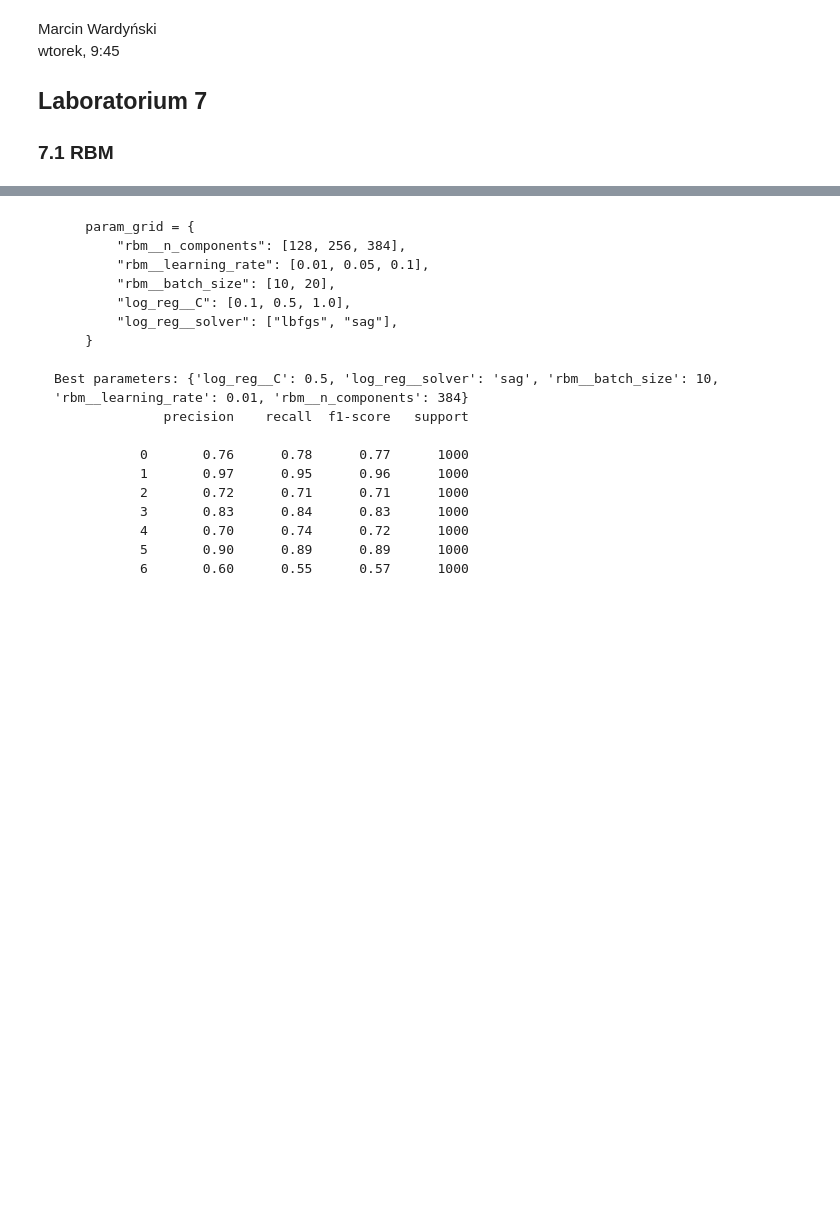
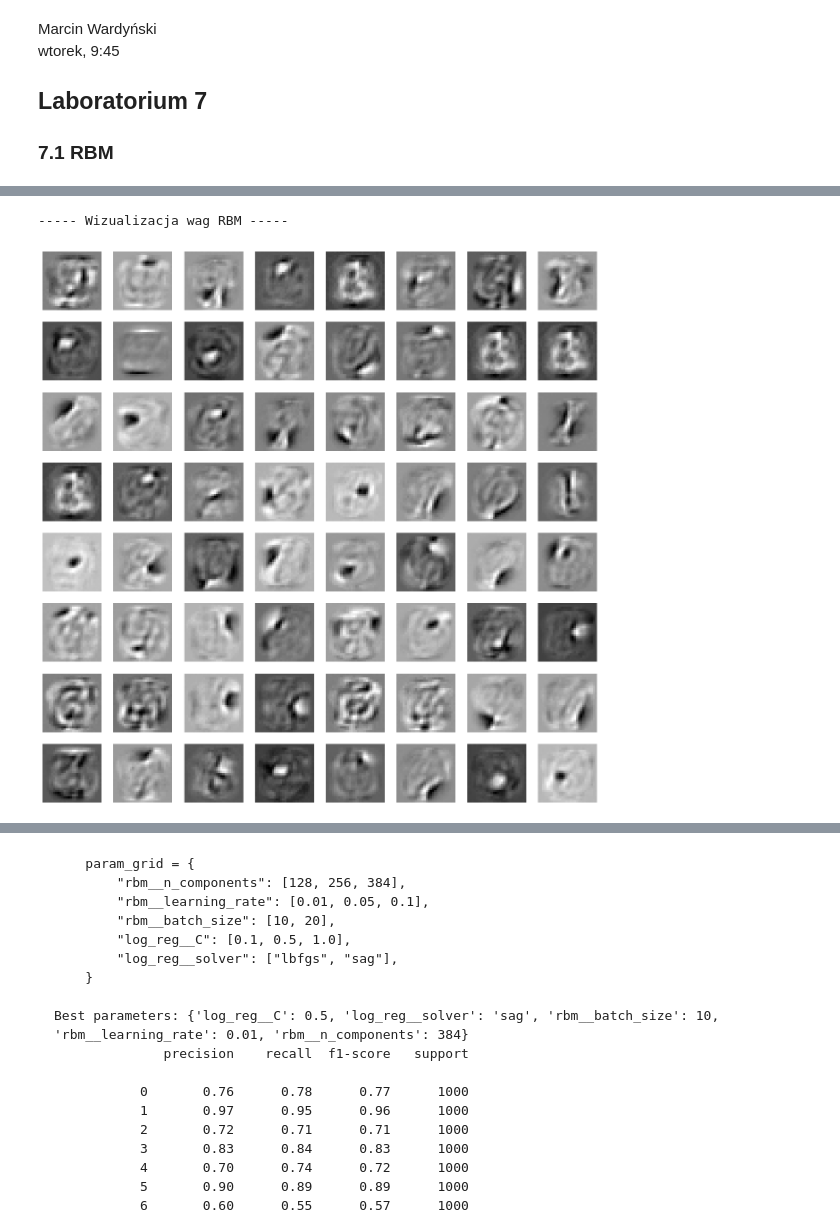
Before and after one commit to mwardynski/machine-learning, a Jupyter notebook: lab7/lab7_1.ipynb, the cells around one changed output, grey strips where cells are left out. Cells and saved outputs as stored; diff of their text form; code cells hidden in the pictures; blank space fills up the shorter version.

```diff
--- a/lab7/lab7_1.ipynb
+++ b/lab7/lab7_1.ipynb
@@ -121,19 +86,17 @@ weighted avg       0.95      0.95      0.95     10000
 # %%
 import numpy as np
 import matplotlib.pyplot as plt
-from sklearn.datasets import fetch_openml
 
-# Get the learned weights (hidden features)
-weights = rbm.components_
+def viz_weights(rbm, X_train, y_train):
+    rbm.fit(X_train, y_train)
 
-# Reshape and visualize each learned feature as an image
-n_components = weights.shape[0]
-image_shape = (28, 28)  # Fashion MNIST images are 28x28 pixels
+    weights = rbm.components_
 
-# Plot each hidden feature (weight vector) as an image
-fig, axes = plt.subplots(int(np.sqrt(n_components)), int(np.sqrt(n_components)), figsize=(8, 8))
-for i, ax in enumerate(axes.flat):
-    ax.imshow(weights[i].reshape(image_shape), cmap='gray')
-    ax.axis('off')
-plt.tight_layout()
-plt.show()
+    n_components = weights.shape[0]
+    image_shape = (28, 28)
+
+    _, axes = plt.subplots(int(np.sqrt(n_components)), int(np.sqrt(n_components)), figsize=(16, 16))
+    for i, ax in enumerate(axes.flat):
+        ax.imshow(weights[i].reshape(image_shape), cmap='gray')
+        ax.axis('off')
+    plt.show()
@@ -257,0 +181,7 @@ weighted avg       0.97      0.97      0.97     10000
+# %%
+print("\n\n----- Wizualizacja wag RBM -----\n\n")
+rbm = BernoulliRBM(n_components=64, learning_rate=0.05, batch_size=20, random_state=seed)
+viz_weights(rbm, X_train, y_train)
+# %% [output]
+----- Wizualizacja wag RBM -----
+[figure, added]
```
Also changed, not shown: parts of 34 cells of this notebook, 3 other files.
